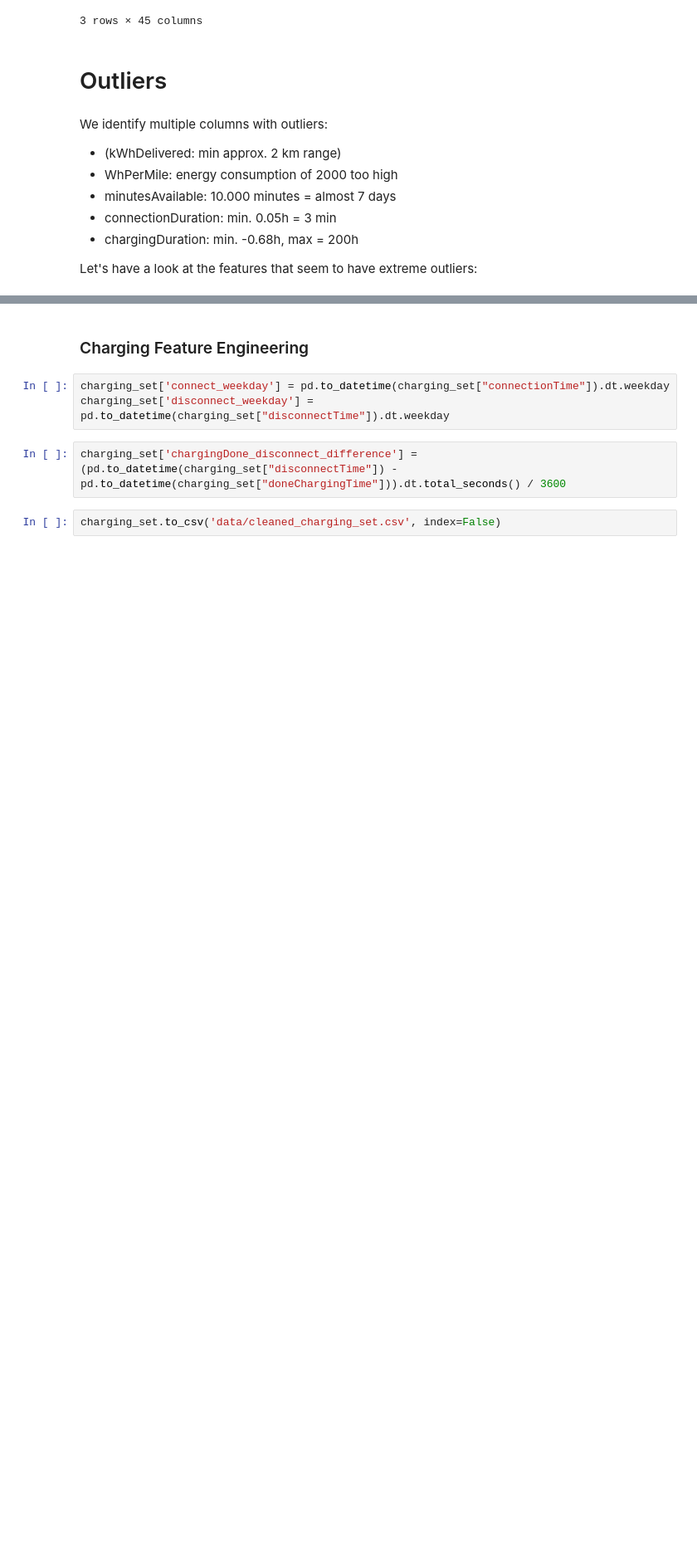
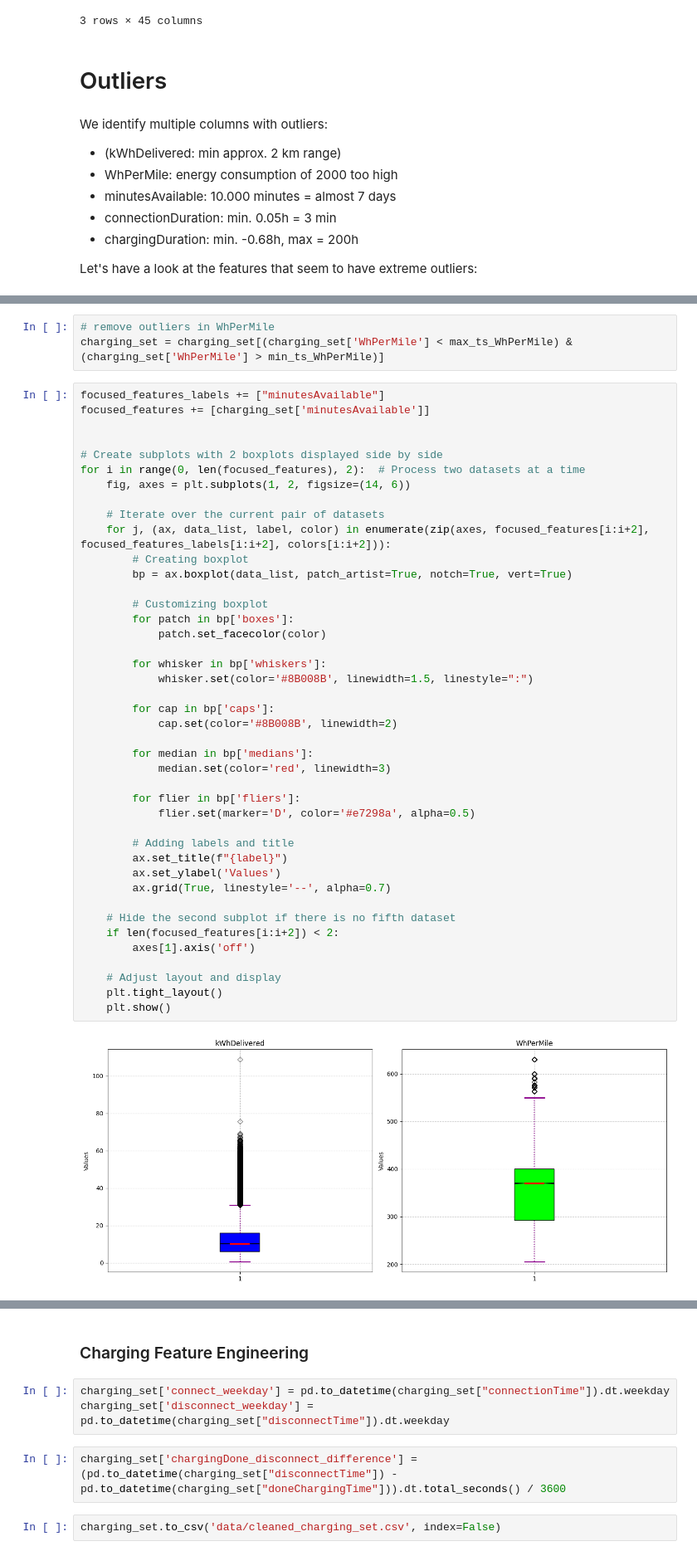
Before and after one commit to ge02/GinyuForce, a Jupyter notebook: data_prep_charging_set.ipynb, the cells around one changed output, grey strips where cells are left out. Shown at 83% size. Drawn from its saved outputs; the diff is of its cells as text; blank space fills up the shorter version.

Commit message:
corrected outlier detection

```diff
--- a/data_prep_charging_set.ipynb
+++ b/data_prep_charging_set.ipynb
@@ -397,0 +485,47 @@ plt.show()
+# %%
+# remove outliers in WhPerMile
+charging_set = charging_set[(charging_set['WhPerMile'] < max_ts_WhPerMile) & (charging_set['WhPerMile'] > min_ts_WhPerMile)]
+# %%
+focused_features_labels += ["minutesAvailable"]
+focused_features += [charging_set['minutesAvailable']]
+
+
+# Create subplots with 2 boxplots displayed side by side
+for i in range(0, len(focused_features), 2):  # Process two datasets at a time
+    fig, axes = plt.subplots(1, 2, figsize=(14, 6))
+
+    # Iterate over the current pair of datasets
+    for j, (ax, data_list, label, color) in enumerate(zip(axes, focused_features[i:i+2], focused_features_labels[i:i+2], colors[i:i+2])):
+        # Creating boxplot
+        bp = ax.boxplot(data_list, patch_artist=True, notch=True, vert=True)
+
+        # Customizing boxplot
+        for patch in bp['boxes']:
+            patch.set_facecolor(color)
+
+        for whisker in bp['whiskers']:
+            whisker.set(color='#8B008B', linewidth=1.5, linestyle=":")
+
+        for cap in bp['caps']:
+            cap.set(color='#8B008B', linewidth=2)
+
+        for median in bp['medians']:
+            median.set(color='red', linewidth=3)
+
+        for flier in bp['fliers']:
+            flier.set(marker='D', color='#e7298a', alpha=0.5)
+
+        # Adding labels and title
+        ax.set_title(f"{label}")
+        ax.set_ylabel('Values')
+        ax.grid(True, linestyle='--', alpha=0.7)
+
+    # Hide the second subplot if there is no fifth dataset
+    if len(focused_features[i:i+2]) < 2:
+        axes[1].axis('off')
+
+    # Adjust layout and display
+    plt.tight_layout()
+    plt.show()
+# %% [output]
+[figure, added]
```
Also changed, not shown: parts of 7 cells of this notebook.
